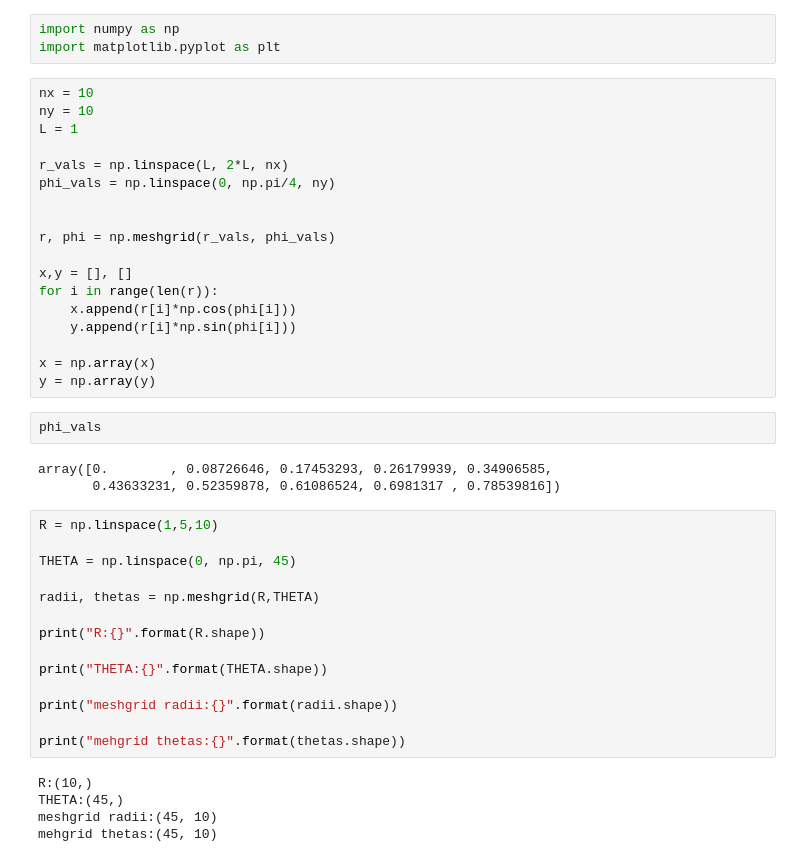
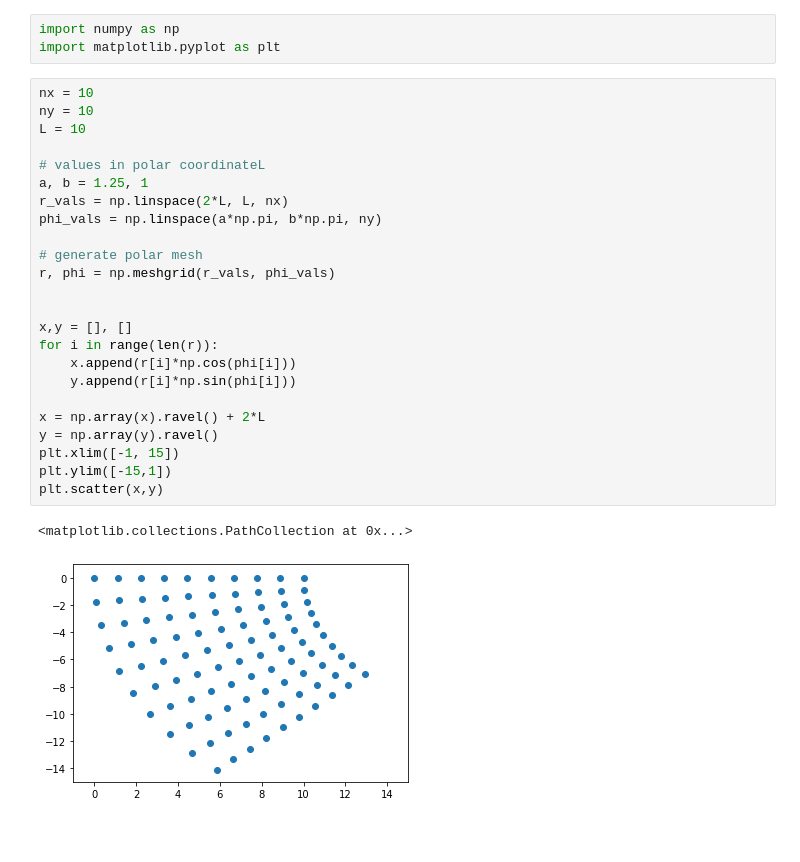
Before and after one commit to hitimr/NSSC2, a Jupyter notebook: Ex4/src/transformation.ipynb, the cells around one changed output. Saved outputs shown, nothing was run; the diff lists cells and outputs as text; blank space fills up the shorter version.

```diff
--- a/Ex4/src/transformation.ipynb
+++ b/Ex4/src/transformation.ipynb
@@ -4,42 +4,27 @@ import matplotlib.pyplot as plt
 # %%
 nx = 10
 ny = 10
-L = 1
+L = 10
 
-r_vals = np.linspace(L, 2*L, nx)
-phi_vals = np.linspace(0, np.pi/4, ny)
+# values in polar coordinateL
+a, b = 1.25, 1
+r_vals = np.linspace(2*L, L, nx)
+phi_vals = np.linspace(a*np.pi, b*np.pi, ny)
 
+# generate polar mesh
+r, phi = np.meshgrid(r_vals, phi_vals)
 
-r, phi = np.meshgrid(r_vals, phi_vals)
 
 x,y = [], []
 for i in range(len(r)):
     x.append(r[i]*np.cos(phi[i]))
     y.append(r[i]*np.sin(phi[i]))
 
-x = np.array(x)
-y = np.array(y)
+x = np.array(x).ravel() + 2*L
+y = np.array(y).ravel()
+plt.xlim([-1, 15])
+plt.ylim([-15,1])
+plt.scatter(x,y)
+# %% [output]
+<matplotlib.collections.PathCollection at 0x...>
+[figure, added]
-# %%
-phi_vals
-# %% [output]
-array([0.        , 0.08726646, 0.17453293, 0.26179939, 0.34906585,
-       0.43633231, 0.52359878, 0.61086524, 0.6981317 , 0.78539816])
-# %%
-R = np.linspace(1,5,10)
-
-THETA = np.linspace(0, np.pi, 45)
-
-radii, thetas = np.meshgrid(R,THETA)
-
-print("R:{}".format(R.shape))
-
-print("THETA:{}".format(THETA.shape))
-
-print("meshgrid radii:{}".format(radii.shape))
-
-print("mehgrid thetas:{}".format(thetas.shape))
-# %% [output]
-R:(10,)
-THETA:(45,)
-meshgrid radii:(45, 10)
-mehgrid thetas:(45, 10)
```
Also changed, not shown: parts of 1 cell of this notebook, 1 other file.
